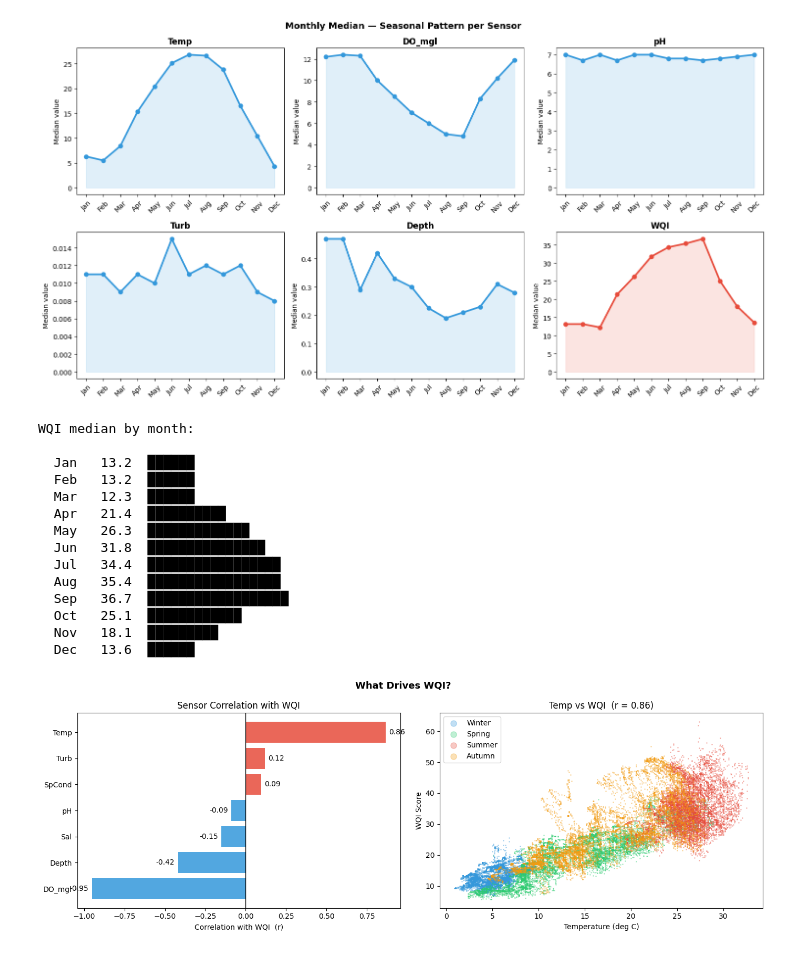
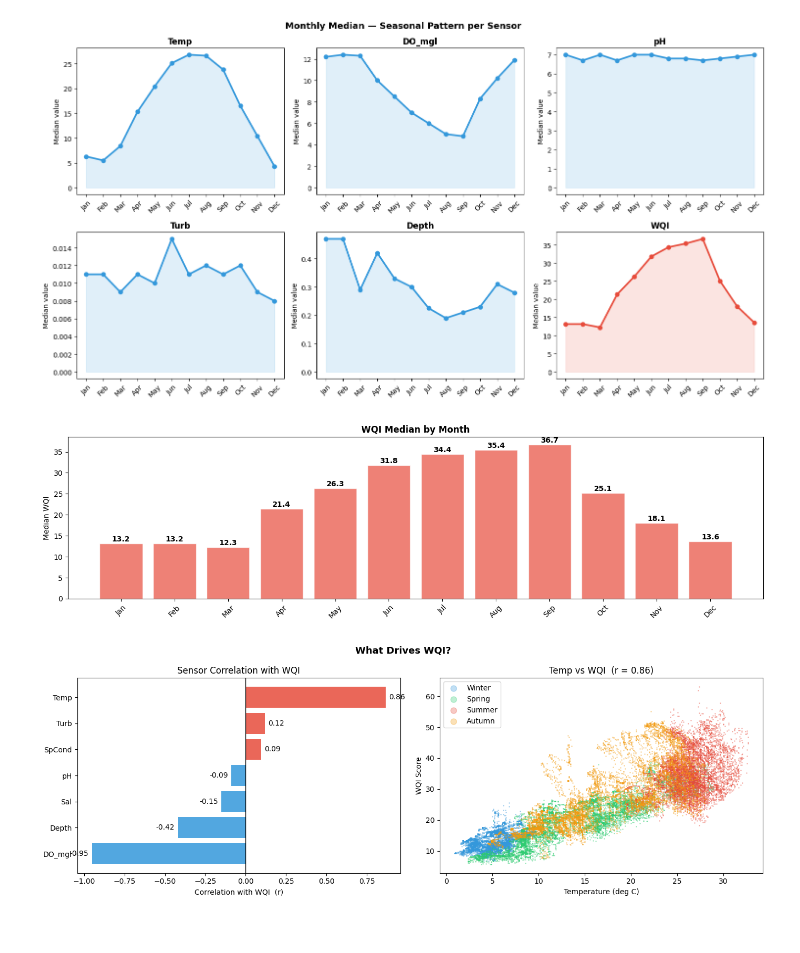
Before and after one commit to Atharva-Shinde-95/EDA_active, a Jupyter notebook: e_wqi.ipynb, the cells around one changed output. Cells and saved outputs as stored; diff of their text form; code cells hidden in the pictures.

```diff
--- a/e_wqi.ipynb
+++ b/e_wqi.ipynb
@@ -82,25 +82,18 @@ plt.show()
 # %% [output]
 [figure]
 # %%
-# Text bar — easy to read aloud to manager
-print('WQI median by month:\n')
-for m, v in monthly['WQI'].items():
-    print(f'  {MONTH_LABELS[m-1]}  {v:5.1f}  {chr(9608) * int(v/2)}')
+fig, ax = plt.subplots(figsize=(14, 4))
+ax.bar(monthly.index, monthly['WQI'], color='#e74c3c', alpha=0.7, edgecolor='white')
+ax.set_xticks(range(1, 13) )
+ax.set_xticklabels(MONTH_LABELS, rotation=45)
+ax.set_ylabel('Median WQI')
+ax.set_title('WQI Median by Month', fontweight='bold')
+for i,v in enumerate(monthly['WQI']):
+    ax.text(i+1, v+0.5, f'{v:.1f}', ha='center', fontsize=10, fontweight='bold')
+plt.tight_layout()
+plt.show()
 # %% [output]
-WQI median by month:
-
-  Jan   13.2  ██████
-  Feb   13.2  ██████
-  Mar   12.3  ██████
-  Apr   21.4  ██████████
-  May   26.3  █████████████
-  Jun   31.8  ███████████████
-  Jul   34.4  █████████████████
-  Aug   35.4  █████████████████
-  Sep   36.7  ██████████████████
-  Oct   25.1  ████████████
-  Nov   18.1  █████████
-  Dec   13.6  ██████
+[figure, added]
 # %%
 #   "Temperature (r=+0.86) and Dissolved Oxygen (r=−0.95) almost completely
 #    explain WQI. These are the two most powerful features for any model."
```
Also changed, not shown: parts of 1 cell of this notebook.
